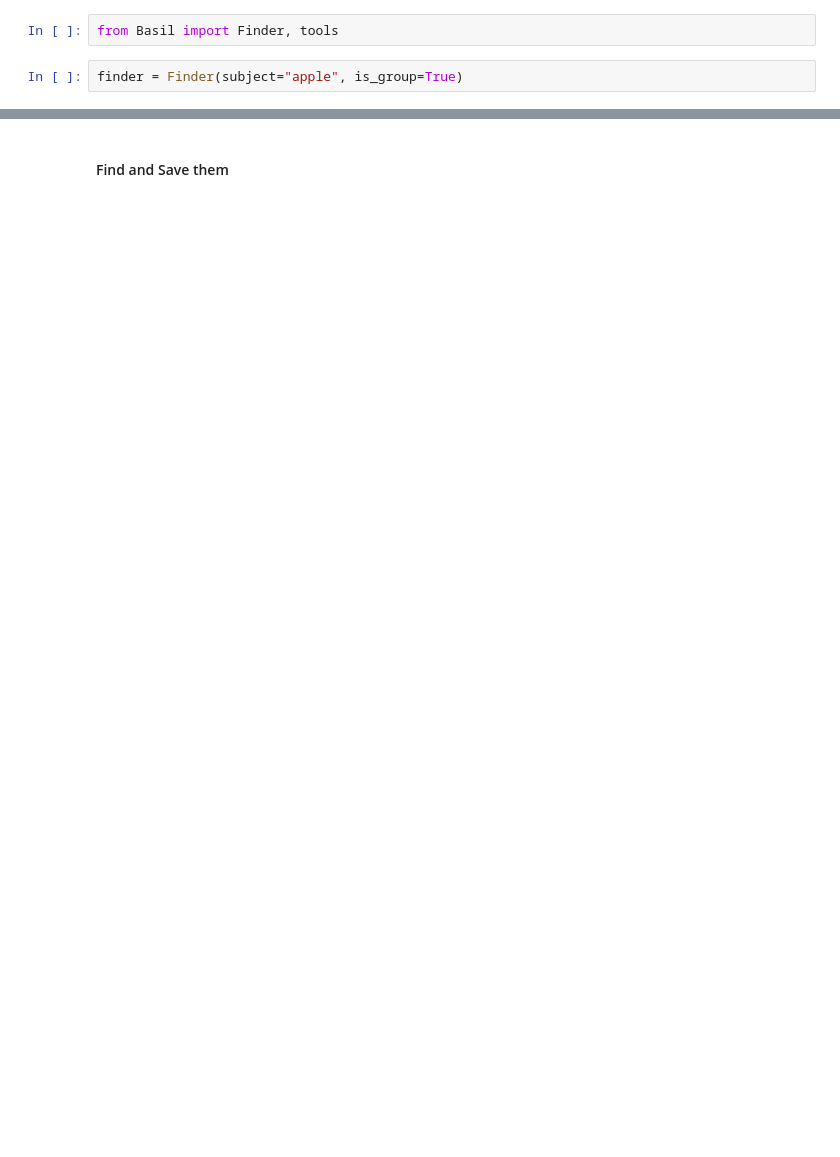
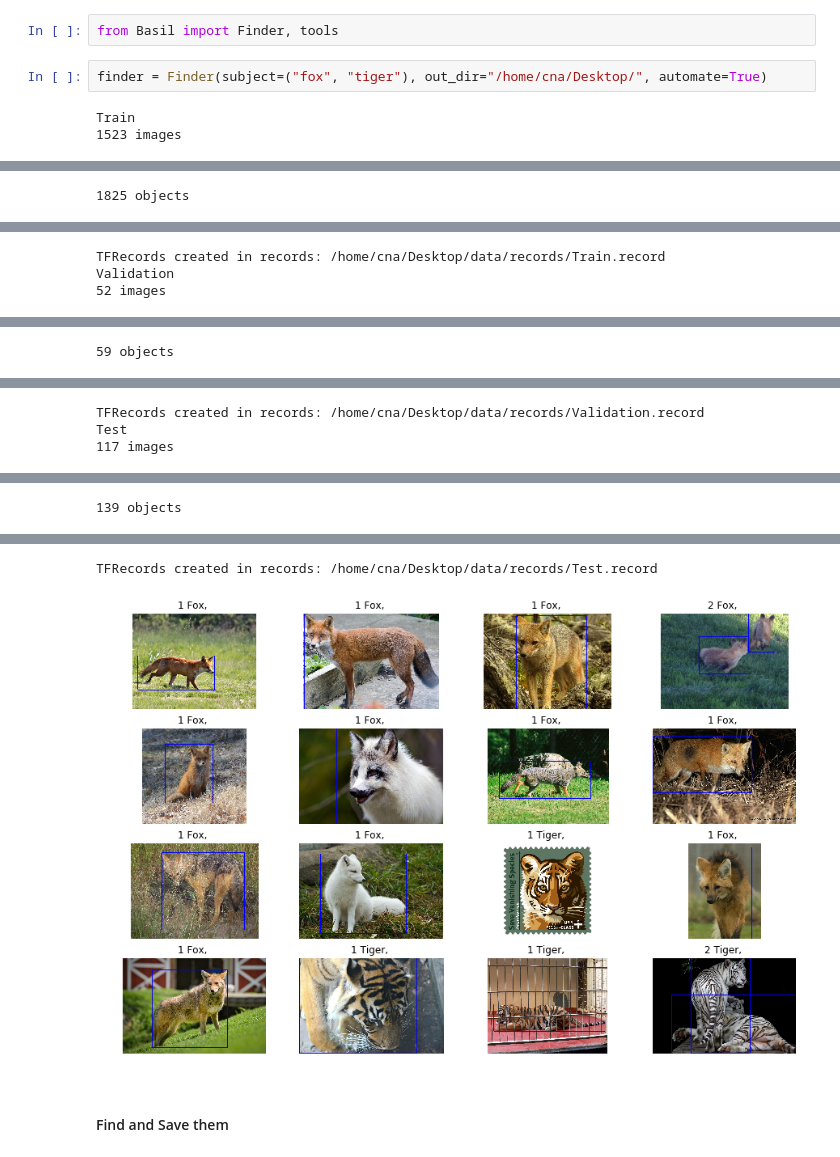
Before and after one commit to cna74/Basilia, a Jupyter notebook: Demo.ipynb, the cells around one changed output, grey strips where cells are left out. Cells and saved outputs as stored; diff of their text form; blank space fills up the shorter version.

```diff
--- a/Demo.ipynb
+++ b/Demo.ipynb
@@ -1,4 +1,7 @@
 # %%
 from Basil import Finder, tools
 # %%
-finder = Finder(subject="apple", is_group=True)
+finder = Finder(subject=("fox", "tiger"), out_dir="/home/cna/Desktop/", automate=True)
+# %% [output]
+Train
+1523 images
@@ -4,0 +9 @@ finder = Finder(subject="apple", is_group=True)
+1825 objects
@@ -4,0 +19,3 @@ finder = Finder(subject="apple", is_group=True)
+TFRecords created in records: /home/cna/Desktop/data/records/Train.record
+Validation
+52 images
@@ -4,0 +23 @@ finder = Finder(subject="apple", is_group=True)
+59 objects
@@ -4,0 +25,3 @@ finder = Finder(subject="apple", is_group=True)
+TFRecords created in records: /home/cna/Desktop/data/records/Validation.record
+Test
+117 images
@@ -4,0 +29 @@ finder = Finder(subject="apple", is_group=True)
+139 objects
@@ -5,3 +31,5 @@ finder = Finder(subject="apple", is_group=True)
+TFRecords created in records: /home/cna/Desktop/data/records/Test.record
+[figure, added]
 # %% [markdown]
 #### Find and Save them
 # %%
```
Also changed, not shown: parts of 11 cells of this notebook, 5 other files.
